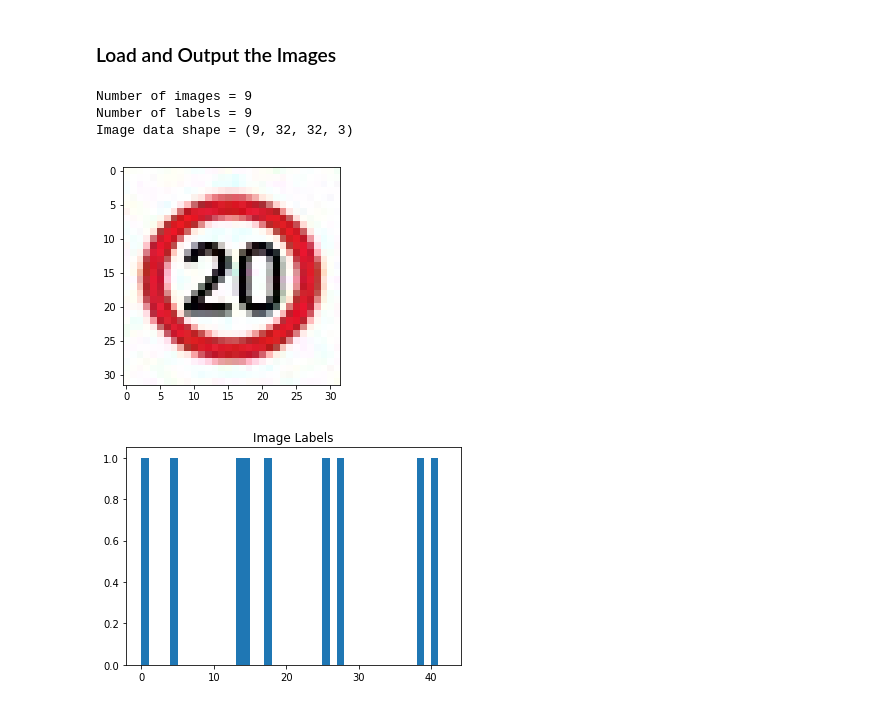
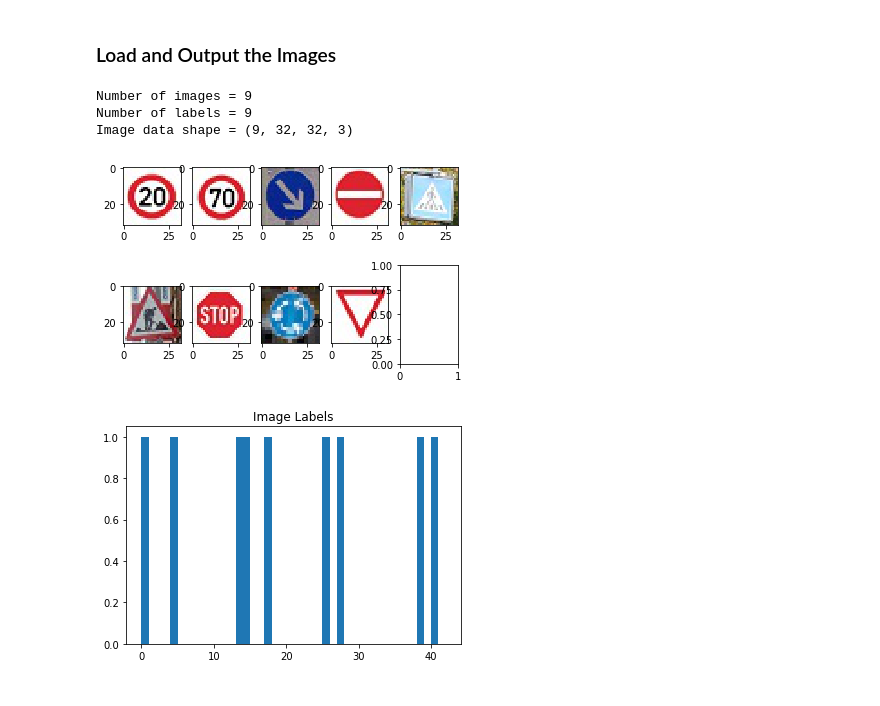
Before and after one commit to LachlanNXT/CarND-Traffic-Sign-Classifier-Project, a Jupyter notebook: Traffic_Sign_Classifier.ipynb, the cells around one changed output. Saved outputs shown, nothing was run; the diff lists cells and outputs as text; code cells hidden in the pictures.

Commit message:
images

```diff
--- a/Traffic_Sign_Classifier.ipynb
+++ b/Traffic_Sign_Classifier.ipynb
@@ -402,35 +402,46 @@ You may find `signnames.csv` useful as it contains mappings from the class id (i
 ### Feel free to use as many code cells as needed.
 
 import numpy as np
 import matplotlib.image as mpimg
 import matplotlib.pyplot as plt
 
 img1=mpimg.imread('./data/Ready/20.jpg')
 img2=mpimg.imread('./data/Ready/70.jpg')
 img3=mpimg.imread('./data/Ready/keepright.jpg')
 img4=mpimg.imread('./data/Ready/noentry.jpg')
 img5=mpimg.imread('./data/Ready/padestrian.jpg')
 img6=mpimg.imread('./data/Ready/roadwork.jpg')
 img7=mpimg.imread('./data/Ready/stop.jpg')
 img8=mpimg.imread('./data/Ready/roundabout.jpg')
 img9=mpimg.imread('./data/Ready/yield.jpg')
 
 y_images = [0,4,38,17,27,25,14,40,13]
 X_images = np.stack((img1,img2,img3,img4,img5,img6,img7,img8,img9))
-plt.imshow(img1)
+
+fig, axs = plt.subplots(2, 5)
+axs[0,0].imshow(img1)
+axs[0,1].imshow(img2)
+axs[0,2].imshow(img3)
+axs[0,3].imshow(img4)
+axs[0,4].imshow(img5)
+axs[1,0].imshow(img6)
+axs[1,1].imshow(img7)
+axs[1,2].imshow(img8)
+axs[1,3].imshow(img9)
+fig.savefig('Extrapics.png', bbox_inches='tight')
 
 n_images = len(X_images)
 n_labels = len(y_images)
 images_shape = X_images.shape
 print("Number of images =", n_images)
 print("Number of labels =", n_labels)
 print("Image data shape =", images_shape)
 assert(n_images==n_labels)
 # %% [output]
 Number of images = 9
 Number of labels = 9
 Image data shape = (9, 32, 32, 3)
-[figure, old version]
+[figure, new version]
 # %%
 plt.hist(y_images,bin_edges)
 plt.title("Image Labels")
```
Also changed, not shown: 1 other file.
